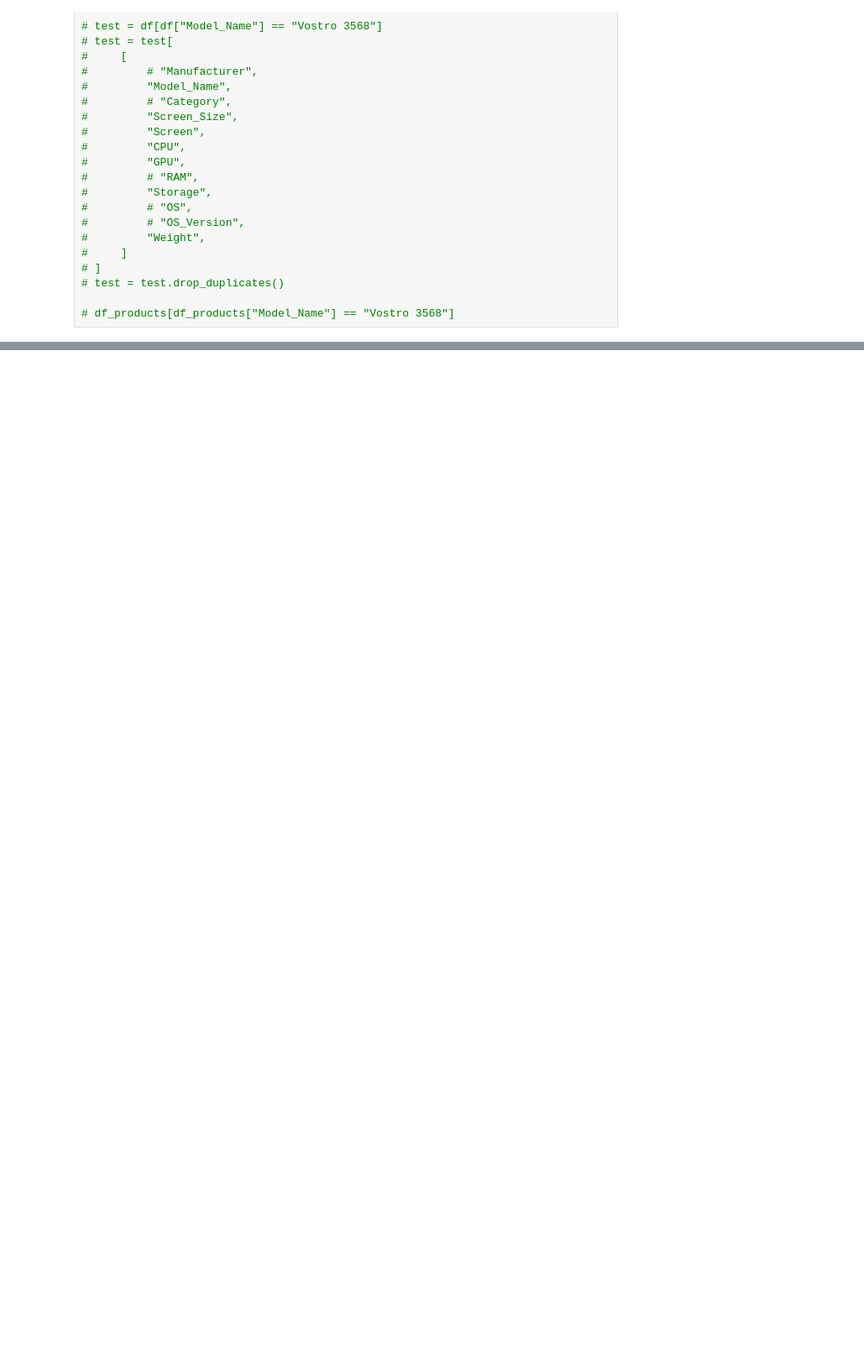
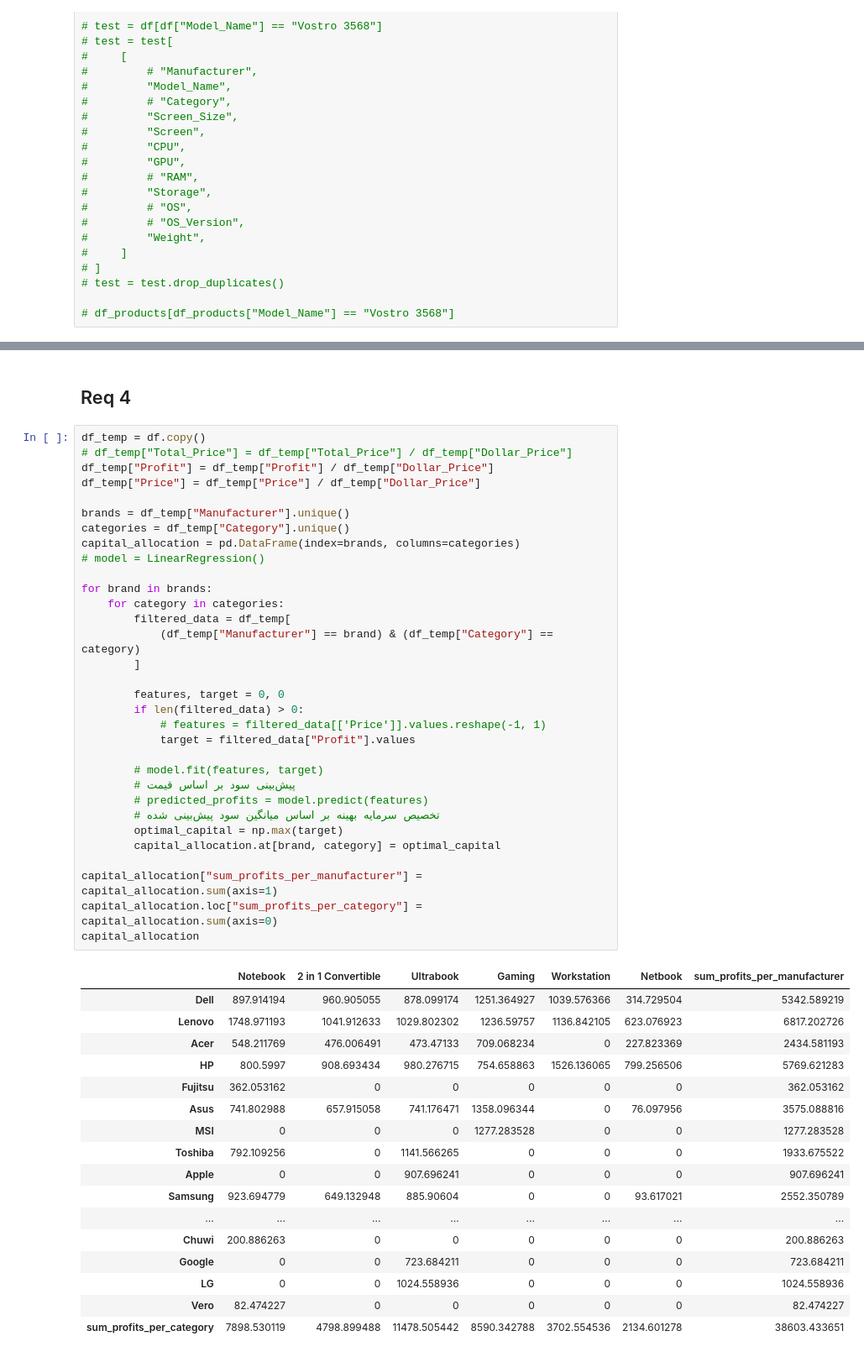
Before and after one commit to amiralira/G6_project2, a Jupyter notebook: Answers/requests.ipynb, the cells around one changed output, grey strips where cells are left out. Shown at 84% size. Cells and saved outputs as stored; diff of their text form; blank space fills up the shorter version.

```diff
--- a/Answers/requests.ipynb
+++ b/Answers/requests.ipynb
@@ -259,0 +299,52 @@ result_df
+# %% [markdown]
+## Req 4
+# %%
+df_temp = df.copy()
+# df_temp["Total_Price"] = df_temp["Total_Price"] / df_temp["Dollar_Price"]
+df_temp["Profit"] = df_temp["Profit"] / df_temp["Dollar_Price"]
+df_temp["Price"] = df_temp["Price"] / df_temp["Dollar_Price"]
+
+brands = df_temp["Manufacturer"].unique()
+categories = df_temp["Category"].unique()
+capital_allocation = pd.DataFrame(index=brands, columns=categories)
+# model = LinearRegression()
+
+for brand in brands:
+    for category in categories:
+        filtered_data = df_temp[
+            (df_temp["Manufacturer"] == brand) & (df_temp["Category"] == category)
+        ]
+
+        features, target = 0, 0
+        if len(filtered_data) > 0:
+            # features = filtered_data[['Price']].values.reshape(-1, 1)
+            target = filtered_data["Profit"].values
+
+        # model.fit(features, target)
+        # پیش‌بینی سود بر اساس قیمت
+        # predicted_profits = model.predict(features)
+        # تخصیص سرمایه بهینه بر اساس میانگین سود پیش‌بینی شده
+        optimal_capital = np.max(target)
+        capital_allocation.at[brand, category] = optimal_capital
+
+capital_allocation["sum_profits_per_manufacturer"] = capital_allocation.sum(axis=1)
+capital_allocation.loc["sum_profits_per_category"] = capital_allocation.sum(axis=0)
+capital_allocation
+# %% [output]
+|  | Notebook | 2 in 1 Convertible | Ultrabook | Gaming | Workstation | Netbook | sum_profits_per_manufacturer |
+| Dell | 897.914194 | 960.905055 | 878.099174 | 1251.364927 | 1039.576366 | 314.729504 | 5342.589219 |
+| Lenovo | 1748.971193 | 1041.912633 | 1029.802302 | 1236.59757 | 1136.842105 | 623.076923 | 6817.202726 |
+| Acer | 548.211769 | 476.006491 | 473.47133 | 709.068234 | 0 | 227.823369 | 2434.581193 |
+| HP | 800.5997 | 908.693434 | 980.276715 | 754.658863 | 1526.136065 | 799.256506 | 5769.621283 |
+| Fujitsu | 362.053162 | 0 | 0 | 0 | 0 | 0 | 362.053162 |
+| Asus | 741.802988 | 657.915058 | 741.176471 | 1358.096344 | 0 | 76.097956 | 3575.088816 |
+| MSI | 0 | 0 | 0 | 1277.283528 | 0 | 0 | 1277.283528 |
+| Toshiba | 792.109256 | 0 | 1141.566265 | 0 | 0 | 0 | 1933.675522 |
+| Apple | 0 | 0 | 907.696241 | 0 | 0 | 0 | 907.696241 |
+| Samsung | 923.694779 | 649.132948 | 885.90604 | 0 | 0 | 93.617021 | 2552.350789 |
+| ... | ... | ... | ... | ... | ... | ... | ... |
+| Chuwi | 200.886263 | 0 | 0 | 0 | 0 | 0 | 200.886263 |
+| Google | 0 | 0 | 723.684211 | 0 | 0 | 0 | 723.684211 |
+| LG | 0 | 0 | 1024.558936 | 0 | 0 | 0 | 1024.558936 |
+| Vero | 82.474227 | 0 | 0 | 0 | 0 | 0 | 82.474227 |
+| sum_profits_per_category | 7898.530119 | 4798.899488 | 11478.505442 | 8590.342788 | 3702.554536 | 2134.601278 | 38603.433651 |
```
Also changed, not shown: parts of 22 cells of this notebook.
